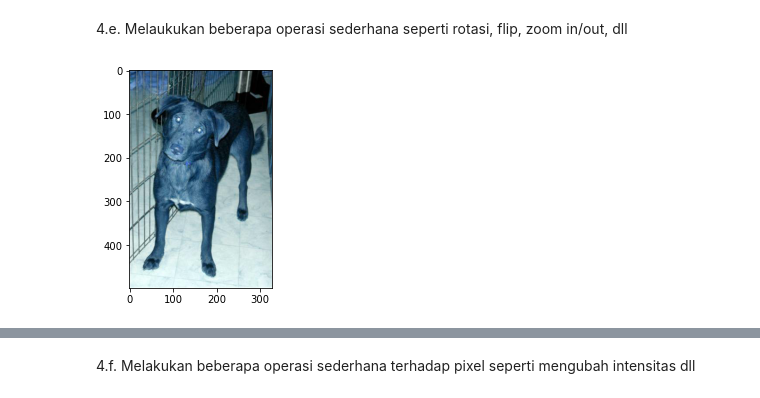
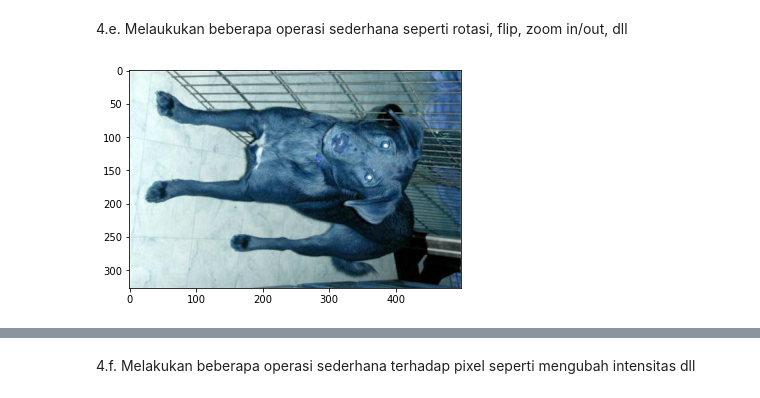
Before and after one commit to calikcilukba/OpenCV-Beginner, a Jupyter notebook: OpenCV-Beginner.ipynb, the cells around one changed output, grey strips where cells are left out. Cells and saved outputs as stored; diff of their text form; code cells hidden in the pictures.

```diff
--- a/OpenCV-Beginner.ipynb
+++ b/OpenCV-Beginner.ipynb
@@ -37,8 +37,9 @@ plt.show()
 [figure]
 # %% [markdown]
 4.e. Melaukukan beberapa operasi sederhana seperti rotasi, flip, zoom in/out, dll
-# %%
-plt.imshow(img)
-plt.show()
-# %% [output]
-[figure, removed]
+# %%
+img_rotate = cv2.rotate(img, cv2.ROTATE_90_CLOCKWISE) #rotate 90 derajat searah jarum jam
+plt.imshow(img_rotate)
+plt.show()
+# %% [output]
+[figure, added]
```
Also changed, not shown: parts of 6 cells of this notebook.
